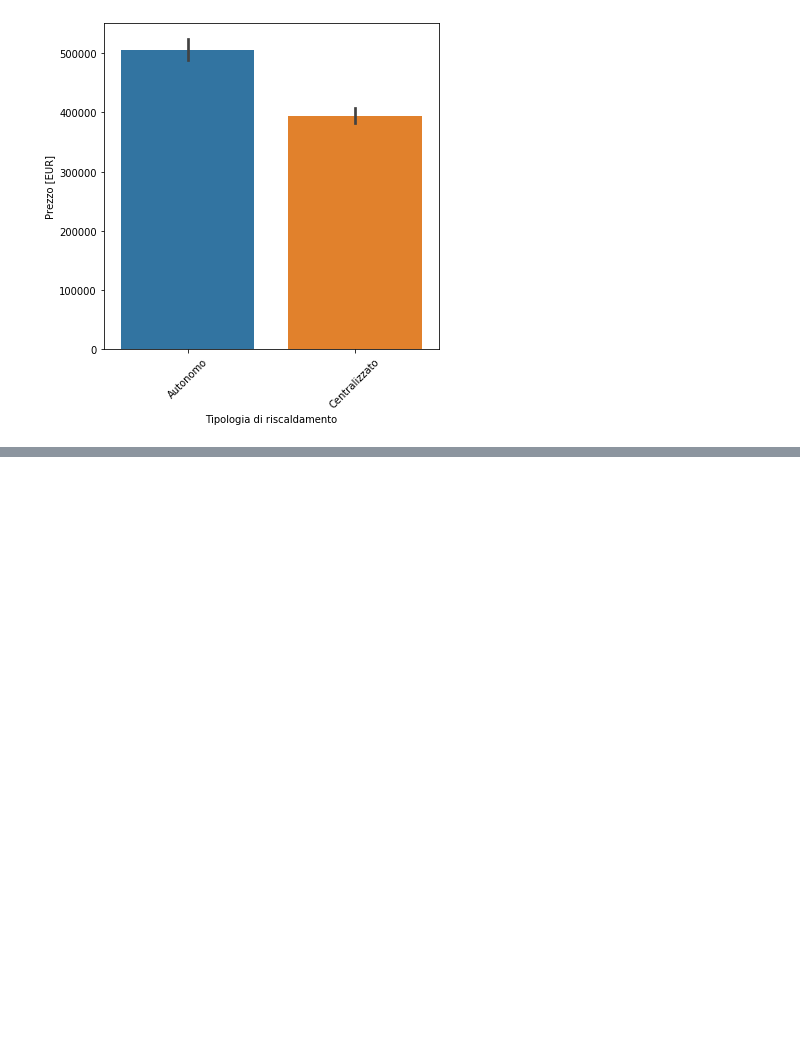
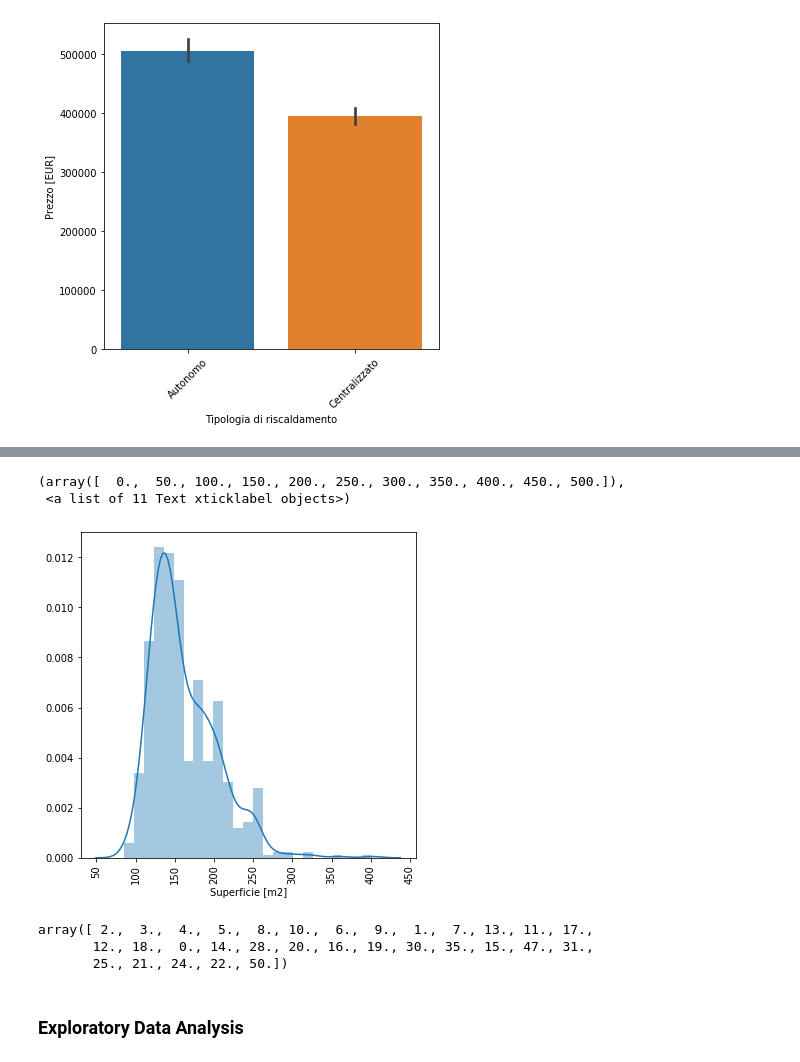
Before and after one commit to LazyEval/housing-prices-firenze, a Jupyter notebook: notebooks/1.0-LazyEval-data-cleaning.ipynb, the cells around one changed output, grey strips where cells are left out. Drawn from its saved outputs; the diff is of its cells as text; code cells hidden in the pictures; blank space fills up the shorter version.

```diff
--- a/notebooks/1.0-LazyEval-data-cleaning.ipynb
+++ b/notebooks/1.0-LazyEval-data-cleaning.ipynb
@@ -250,0 +347,8 @@ plt.xticks(rotation=45)
+# %%
+fig = plt.figure(figsize=(6, 6))
+sns.distplot(df_final.loc[df_final['Numero totale di locali'] == 6, 'Superficie [m2]'])
+plt.xticks(rotation=90)
+# %% [output]
+(array([  0.,  50., 100., 150., 200., 250., 300., 350., 400., 450., 500.]),
+ <a list of 11 Text xticklabel objects>)
+[figure, added]
@@ -251,3 +361,11 @@ plt.xticks(rotation=45)
+# %%
+df_final['Numero totale di locali'].unique()
+# %% [output]
+array([ 2.,  3.,  4.,  5.,  8., 10.,  6.,  9.,  1.,  7., 13., 11., 17.,
+       12., 18.,  0., 14., 28., 20., 16., 19., 30., 35., 15., 47., 31.,
+       25., 21., 24., 22., 50.])
+# %% [markdown]
+### Exploratory Data Analysis
 # %%
 # Area [m2] distribution
 fig = plt.figure(figsize=(10, 10))
```
Also changed, not shown: parts of 15 cells of this notebook.
